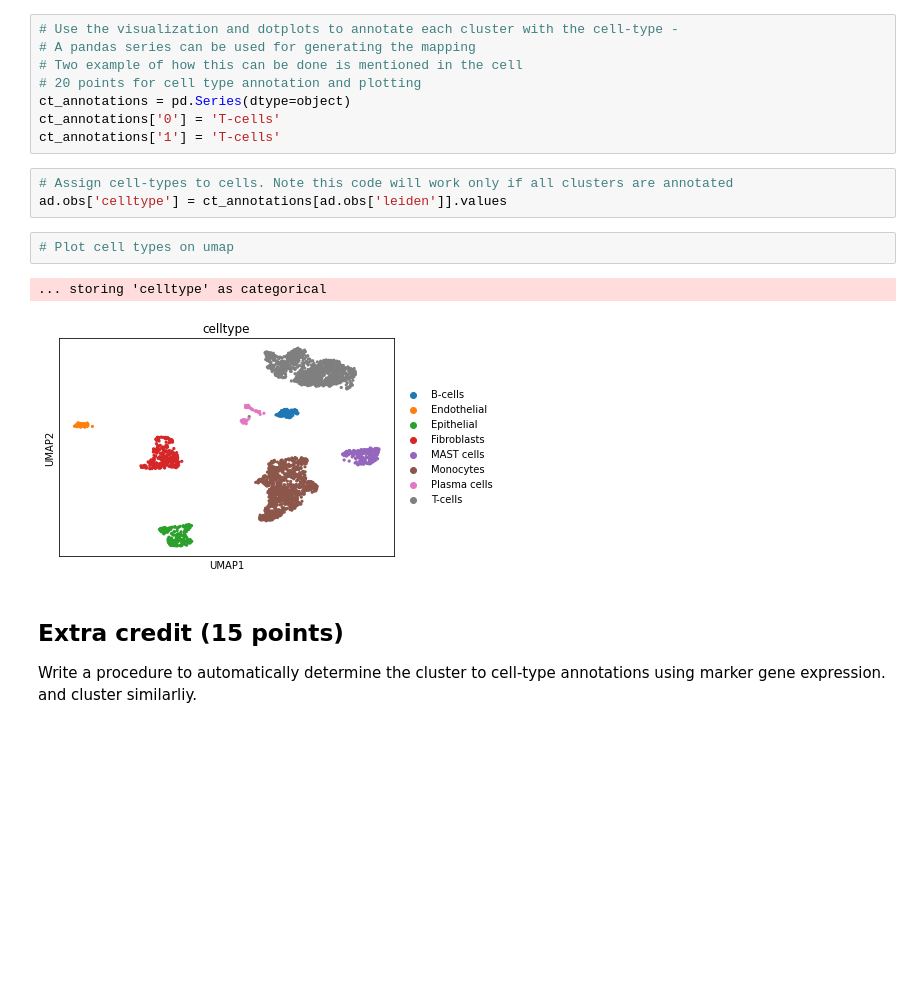
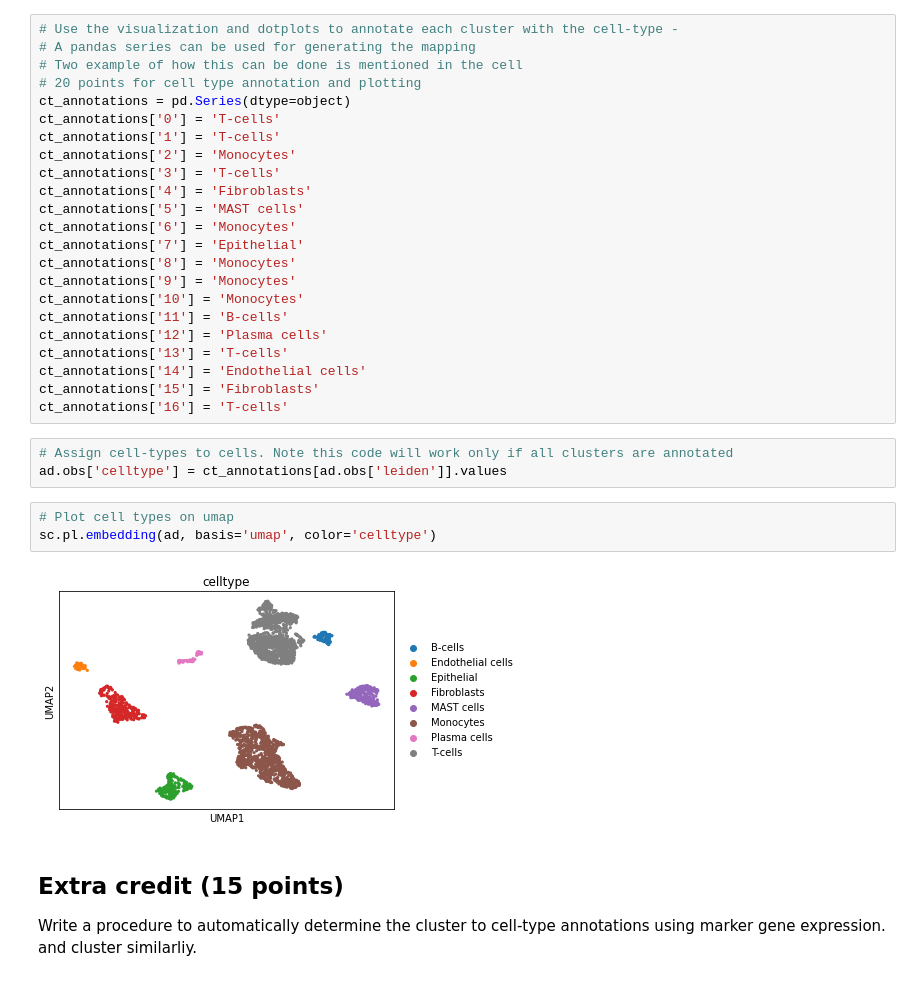
Before and after one commit to boothcl/tfcb_2024, a Jupyter notebook: homeworks/homework08/Homework8.ipynb, the cells around one changed output. Cells and saved outputs as stored; diff of their text form; blank space fills up the shorter version.

```diff
--- a/homeworks/homework08/Homework8.ipynb
+++ b/homeworks/homework08/Homework8.ipynb
@@ -171,14 +193,29 @@ Here are the markers for different cell-types
 ct_annotations = pd.Series(dtype=object)
 ct_annotations['0'] = 'T-cells'
 ct_annotations['1'] = 'T-cells'
+ct_annotations['2'] = 'Monocytes'
+ct_annotations['3'] = 'T-cells'
+ct_annotations['4'] = 'Fibroblasts'
+ct_annotations['5'] = 'MAST cells'
+ct_annotations['6'] = 'Monocytes'
+ct_annotations['7'] = 'Epithelial'
+ct_annotations['8'] = 'Monocytes'
+ct_annotations['9'] = 'Monocytes'
+ct_annotations['10'] = 'Monocytes'
+ct_annotations['11'] = 'B-cells'
+ct_annotations['12'] = 'Plasma cells'
+ct_annotations['13'] = 'T-cells'
+ct_annotations['14'] = 'Endothelial cells'
+ct_annotations['15'] = 'Fibroblasts'
+ct_annotations['16'] = 'T-cells'
 # %%
 # Assign cell-types to cells. Note this code will work only if all clusters are annotated
 ad.obs['celltype'] = ct_annotations[ad.obs['leiden']].values
 # %%
 # Plot cell types on umap
+sc.pl.embedding(ad, basis='umap', color='celltype')
 # %% [output]
-... storing 'celltype' as categorical
-[figure, old version]
+[figure, new version]
 # %% [markdown]
 ## Extra credit (15 points)
 Write a procedure to automatically determine the cluster to cell-type annotations using marker gene expression. and cluster similarliy.
```
Also changed, not shown: parts of 7 cells of this notebook.
